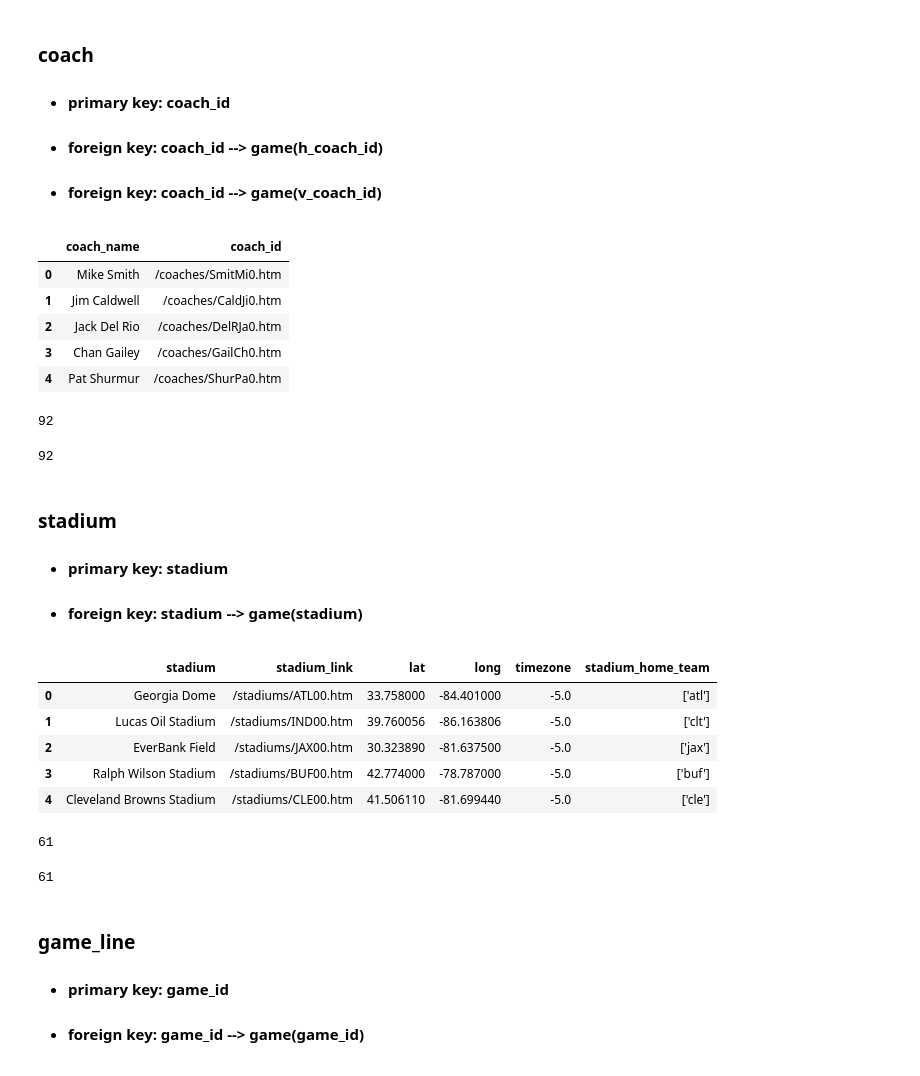
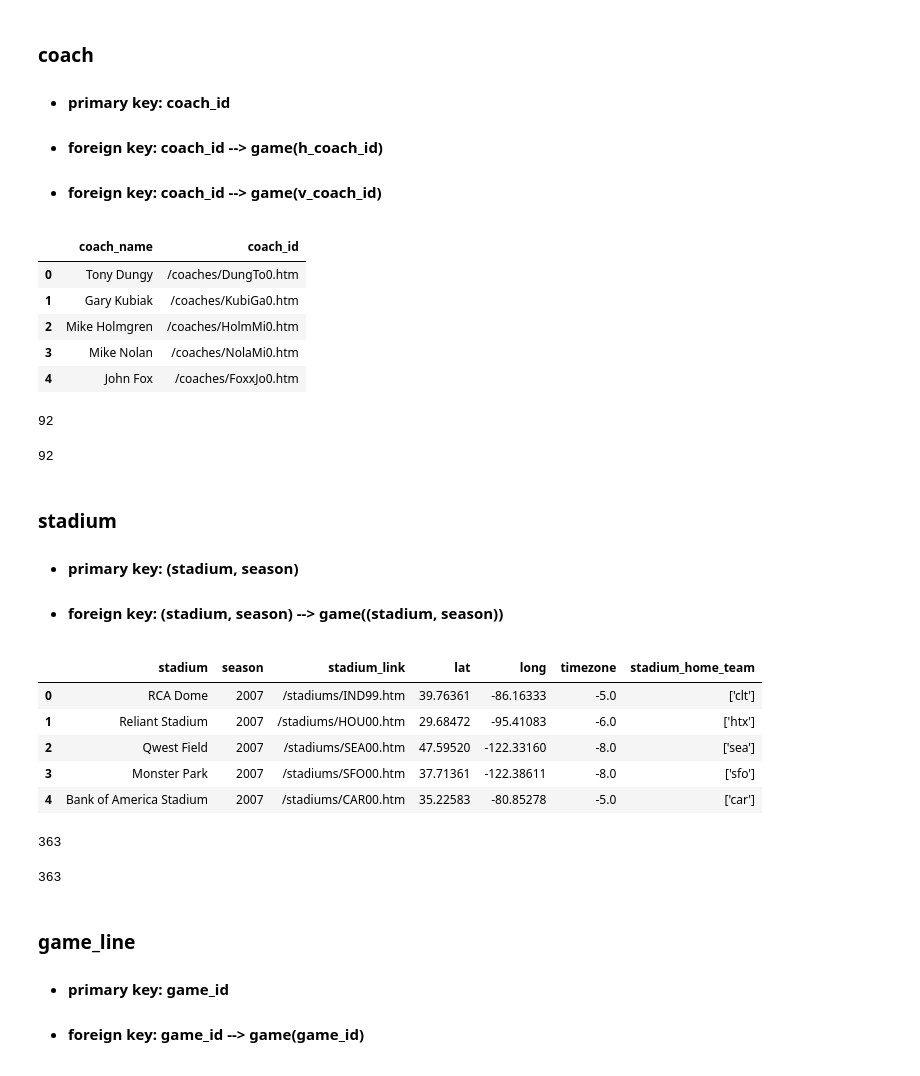
Before and after one commit to joshplotkin/modeling-football-outcomes-2019, a Jupyter notebook: public01_write_tables.ipynb, the cells around one changed output. Drawn from its saved outputs; the diff is of its cells as text; code cells hidden in the pictures.

Commit message:
added season as a key to stadium, and checked downstream tasks

```diff
--- a/public01_write_tables.ipynb
+++ b/public01_write_tables.ipynb
@@ -735,3 +735,9 @@ spark.createDataFrame(
             base_df
         )
     ).write.mode('overwrite').saveAsTable('games_denorm')
+# %%
+## continuation
+try:
+    base_df
+except:
+    base_df = spark.table('games_denorm').toPandas()
@@ -864,11 +889,11 @@ for h_v in ['h','v']:
 coach_df.head()
 # %% [output]
 |  | coach_name | coach_id |
-| 0 | Mike Smith | /coaches/SmitMi0.htm |
-| 1 | Jim Caldwell | /coaches/CaldJi0.htm |
-| 2 | Jack Del Rio | /coaches/DelRJa0.htm |
-| 3 | Chan Gailey | /coaches/GailCh0.htm |
-| 4 | Pat Shurmur | /coaches/ShurPa0.htm |
+| 0 | Tony Dungy | /coaches/DungTo0.htm |
+| 1 | Gary Kubiak | /coaches/KubiGa0.htm |
+| 2 | Mike Holmgren | /coaches/HolmMi0.htm |
+| 3 | Mike Nolan | /coaches/NolaMi0.htm |
+| 4 | John Fox | /coaches/FoxxJo0.htm |
 # %%
 coach_df.shape[0]
 coach_df = coach_df.drop_duplicates()
@@ -886,44 +911,44 @@ base_df_remaining = set(base_df_remaining) \
                     | set(['h_coach_id','v_coach_id'])
 # %% [markdown]
 ### __stadium__
-* #### primary key: stadium
-* #### foreign key: stadium --> game(stadium)
+* #### primary key: (stadium, season)
+* #### foreign key: (stadium, season) --> game((stadium, season))
 # %%
 ## roof and surface are game metadata since it can change
 ## within a season
-key = ['stadium']
+key = ['stadium','season']
 stadium_fields = [
     'stadium_link','lat','long',
     'timezone','stadium_home_team'
 ]
 
 stadium_df = base_df[key + stadium_fields].drop_duplicates()
 ## assert stadium name is unique
 assert stadium_df.groupby(key).size().max() == 1
 
 ## assert join is 1:many
-fkey = ['stadium']
+fkey = ['stadium','season']
 assert base_df.shape[0] == base_df[fkey].merge(
                                     stadium_df, left_on=fkey,
                                     right_on=key
                                 ).shape[0]
 
 
 stadium_df.head()
 # %% [output]
-|  | stadium | stadium_link | lat | long | timezone | stadium_home_team |
-| 0 | Georgia Dome | /stadiums/ATL00.htm | 33.758000 | -84.401000 | -5.0 | ['atl'] |
-| 1 | Lucas Oil Stadium | /stadiums/IND00.htm | 39.760056 | -86.163806 | -5.0 | ['clt'] |
-| 2 | EverBank Field | /stadiums/JAX00.htm | 30.323890 | -81.637500 | -5.0 | ['jax'] |
-| 3 | Ralph Wilson Stadium | /stadiums/BUF00.htm | 42.774000 | -78.787000 | -5.0 | ['buf'] |
-| 4 | Cleveland Browns Stadium | /stadiums/CLE00.htm | 41.506110 | -81.699440 | -5.0 | ['cle'] |
+|  | stadium | season | stadium_link | lat | long | timezone | stadium_home_team |
+| 0 | RCA Dome | 2007 | /stadiums/IND99.htm | 39.76361 | -86.16333 | -5.0 | ['clt'] |
+| 1 | Reliant Stadium | 2007 | /stadiums/HOU00.htm | 29.68472 | -95.41083 | -6.0 | ['htx'] |
+| 2 | Qwest Field | 2007 | /stadiums/SEA00.htm | 47.59520 | -122.33160 | -8.0 | ['sea'] |
+| 3 | Monster Park | 2007 | /stadiums/SFO00.htm | 37.71361 | -122.38611 | -8.0 | ['sfo'] |
+| 4 | Bank of America Stadium | 2007 | /stadiums/CAR00.htm | 35.22583 | -80.85278 | -5.0 | ['car'] |
 # %%
 stadium_df.shape[0]
 stadium_df = stadium_df.drop_duplicates()
 stadium_df.shape[0]
 # %% [output]
-61
+363
-61
+363
 # %%
 spark.createDataFrame(
     cast_dtypes(stadium_df)
```
Also changed, not shown: parts of 9 cells of this notebook, 5 other files.
